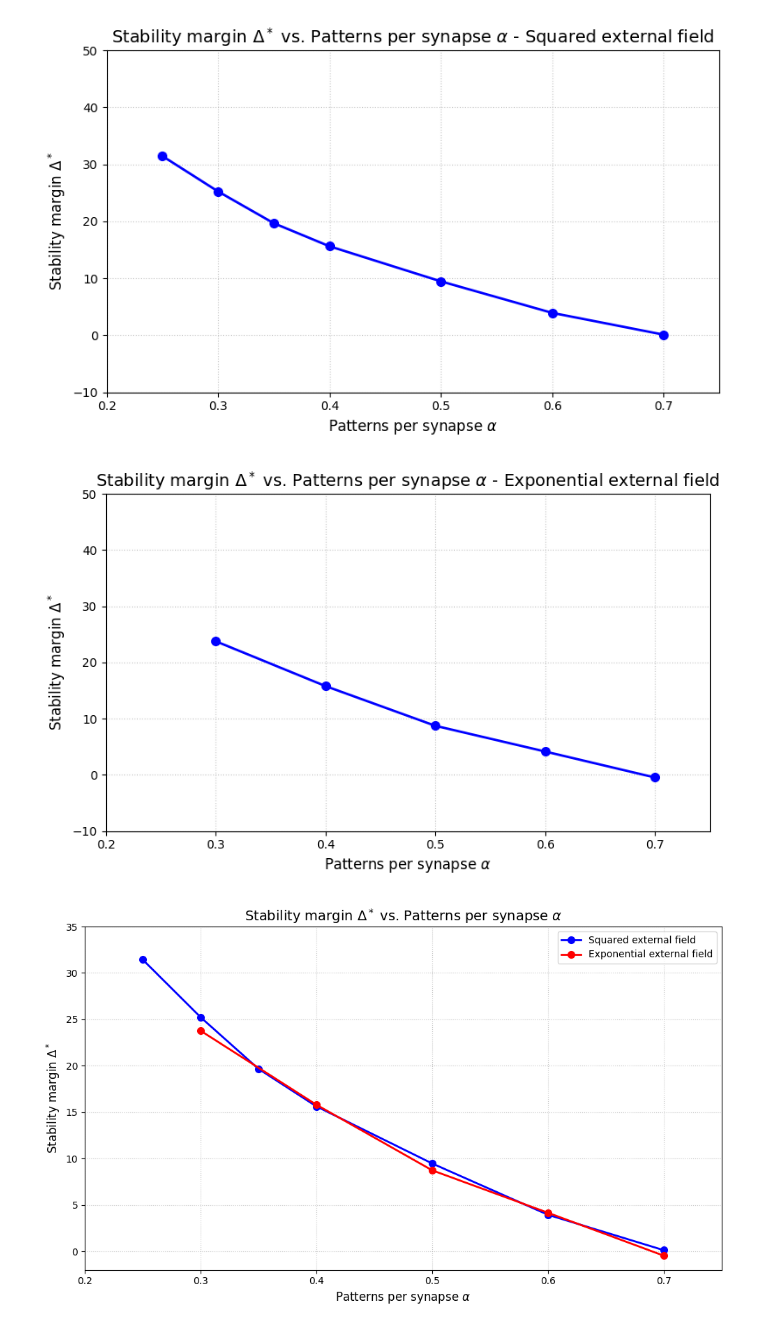
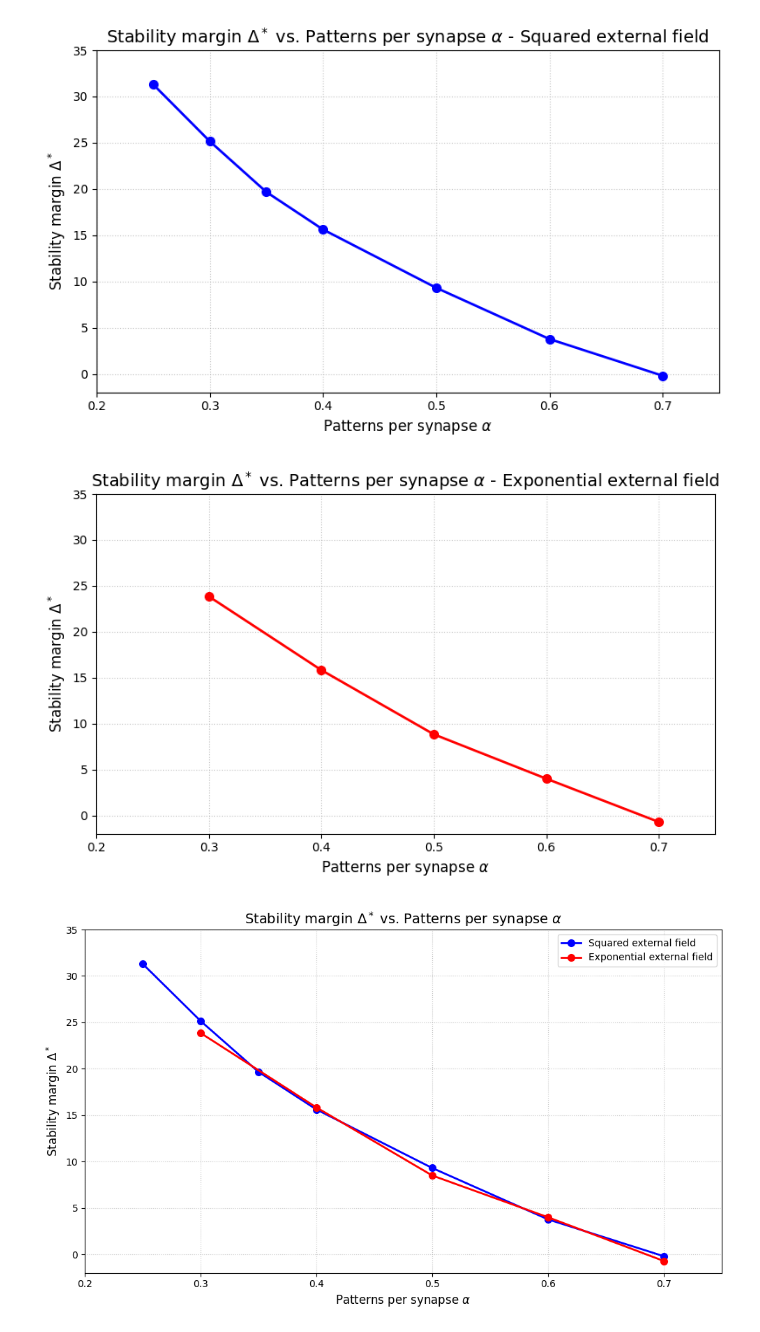
Before and after one commit to matteabusato/maxmargin_maxsum, a Jupyter notebook: plot.ipynb, the cells around one changed output. Drawn from its saved outputs; the diff is of its cells as text; code cells hidden in the pictures.

```diff
--- a/plot.ipynb
+++ b/plot.ipynb
@@ -24,37 +24,36 @@ M_to_alpha = {
     700: 0.70,
 }
 
 average_deltas = []
 
 for M, alpha in M_to_alpha.items():
-    subset = df[(df["M"] == M) & (df["Delta_max"] > -3)]
+    subset = df[(df["M"] == M) & (df["Delta_max"] >= -3)]
     avg = subset["Delta_max"].mean()
     average_deltas.append((alpha, avg))
 
 average_deltas.sort()
 alphas, delta_means = zip(*average_deltas)
 
 plt.figure(figsize=(8, 5))
 plt.plot(alphas, delta_means, marker='o', linestyle='-', color='blue', linewidth=2, markersize=7)
 
 plt.xlabel("Patterns per synapse $\\alpha$", fontsize=12)
 
 plt.ylabel("Stability margin $\\Delta^*$", fontsize=12)
 
 plt.title("Stability margin $\\Delta^*$ vs. Patterns per synapse $\\alpha$ - Squared external field", fontsize=14)
 
 plt.grid(True, linestyle=':', alpha=0.7)
 
 # Set limits for x and y axis if desired, based on typical ranges seen in such plots
 # (You might need to adjust these based on your actual data values to avoid cutting off data)
 plt.xlim(0.2, 0.75)
-plt.ylim(-10, 50)
-
+plt.ylim(-2, 35)
 
 plt.tight_layout()
 plt.show()
 # %% [output]
-[figure, old version]
+[figure, new version]
 # %%
 # EXPONENTIAL
 base_path = "results/"
@@ -72,7 +71,7 @@ M_to_alpha = {
 average_deltas = []
 
 for M, alpha in M_to_alpha.items():
-    subset = df[(df["M"] == M) & (df["Delta_max"] > -3)]
+    subset = df[(df["M"] == M) & (df["Delta_max"] >= -3)]
     avg = subset["Delta_max"].mean()
     average_deltas.append((alpha, avg))
 
@@ -80,7 +79,7 @@ average_deltas.sort()
 alphas, delta_means = zip(*average_deltas)
 
 plt.figure(figsize=(8, 5))
-plt.plot(alphas, delta_means, marker='o', linestyle='-', color='blue', linewidth=2, markersize=7)
+plt.plot(alphas, delta_means, marker='o', linestyle='-', color='red', linewidth=2, markersize=7)
 
 plt.xlabel("Patterns per synapse $\\alpha$", fontsize=12)
 
@@ -93,13 +92,13 @@ plt.grid(True, linestyle=':', alpha=0.7)
 # Set limits for x and y axis if desired, based on typical ranges seen in such plots
 # (You might need to adjust these based on your actual data values to avoid cutting off data)
 plt.xlim(0.2, 0.75)
-plt.ylim(-10, 50)
+plt.ylim(-2, 35)
 
 
 plt.tight_layout()
 plt.show()
 # %% [output]
-[figure, old version]
+[figure, new version]
 # %%
 import pandas as pd
 import matplotlib.pyplot as plt
```
Also changed, not shown: parts of 2 cells of this notebook, 14 other files.
